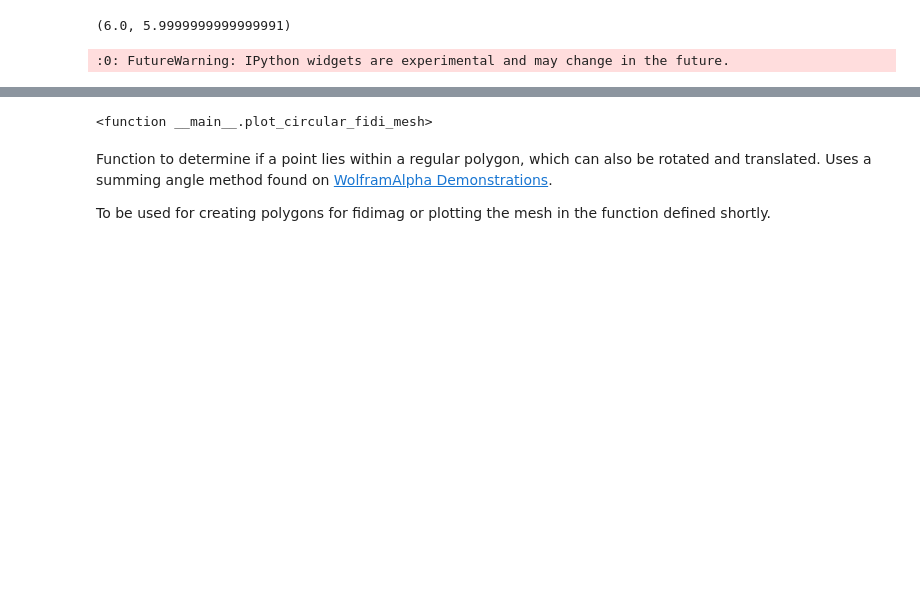
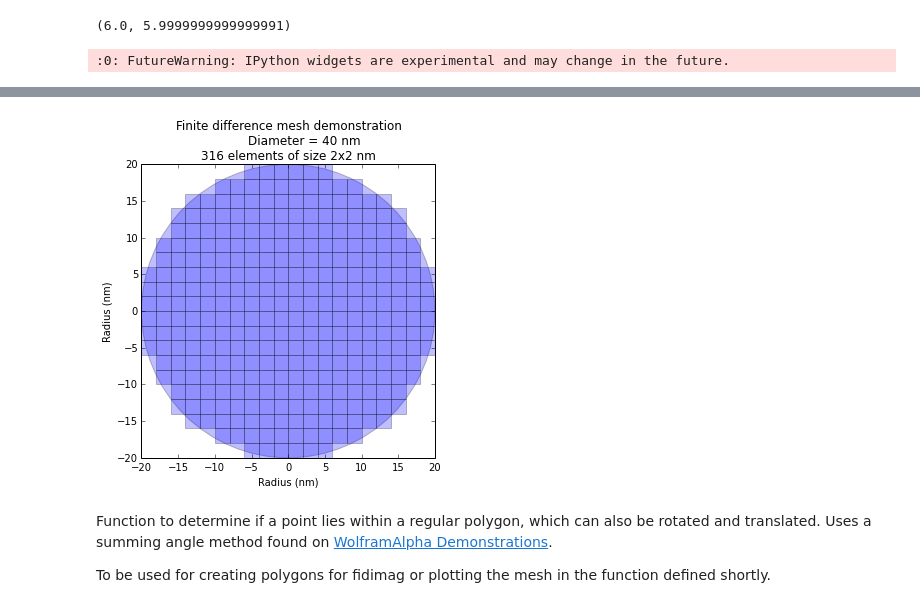
Before and after one commit to fangohr/polygon-finite-difference-mesh-tools, a Jupyter notebook: notebooks/MeshArea.ipynb, the cells around one changed output, grey strips where cells are left out. Saved outputs shown, nothing was run; the diff lists cells and outputs as text; code cells hidden in the pictures; blank space fills up the shorter version.

```diff
--- a/notebooks/MeshArea.ipynb
+++ b/notebooks/MeshArea.ipynb
@@ -182,11 +181,11 @@ plot_circular_fidi_mesh(diameter=60,x_spacing=10, y_spacing=3)
 # %%
 interact_manual(plot_circular_fidi_mesh,
-                diametre=(10, 100, 5),
+                diameter=(10, 100, 5),
                 x_spacing=(1, 10, 1),
                 y_spacing=(1, 10, 1),
                 centre_mesh={'auto':'auto', 'True':True, 'False':False})
 # %% [output]
-<function __main__.plot_circular_fidi_mesh>
+[figure, added]
 # %% [markdown]
 Function to determine if a point lies within a regular polygon, which can also be rotated and translated.
 Uses a summing angle method found on [WolframAlpha Demonstrations](http://demonstrations.wolfram.com/IsAPointInsideOrOutsideARegularPolygon/).
```
Also changed, not shown: parts of 4 cells of this notebook, 1 other file.
